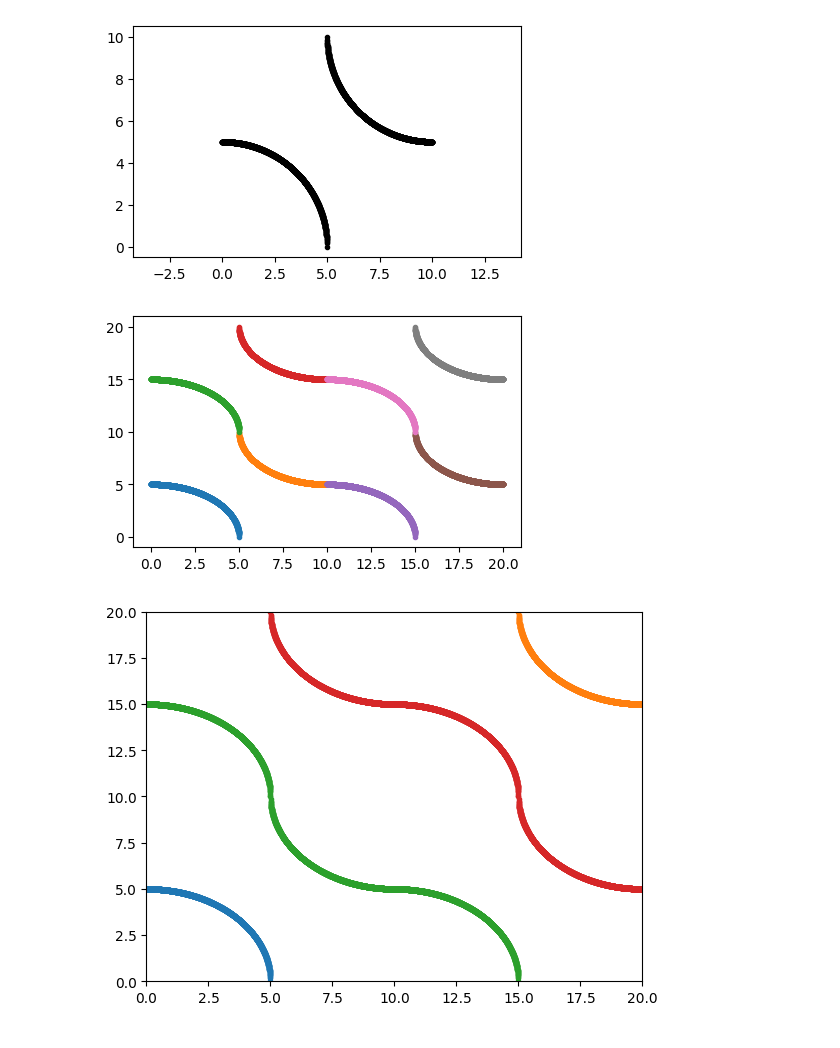
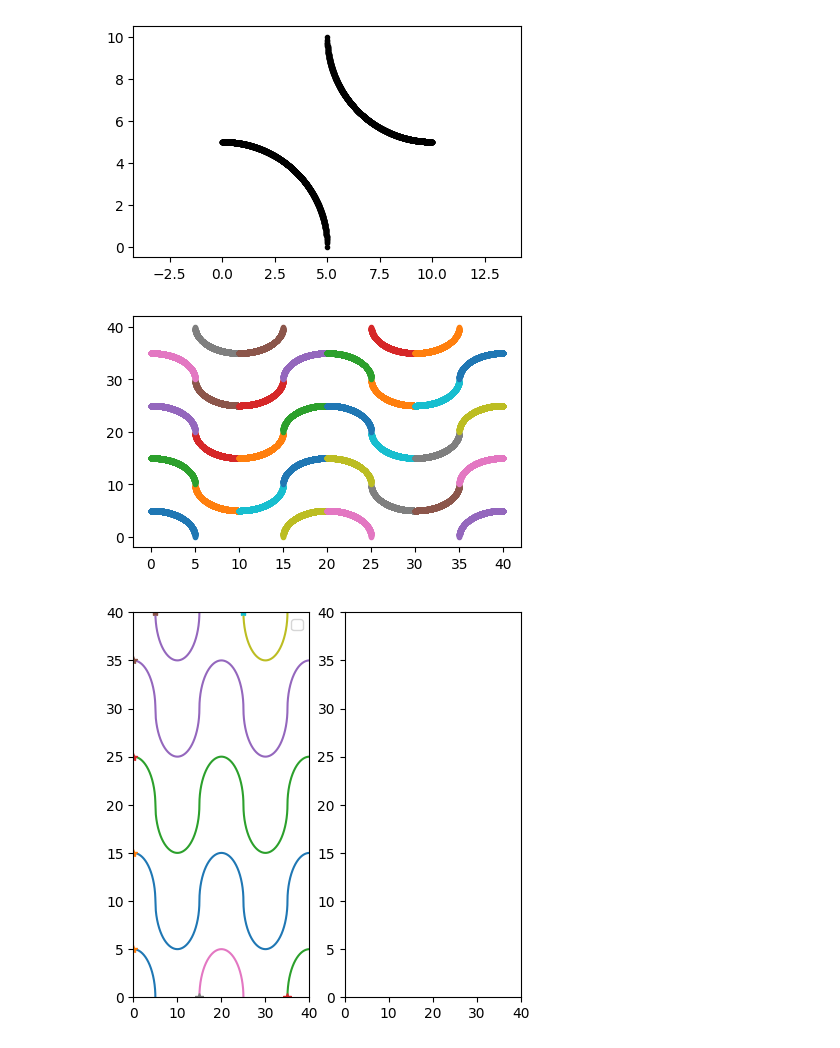
Before and after one commit to AdvancedMaterialSimulation/CITISENS_Composite, a Jupyter notebook: scripts/SandwichRVE/main_large.ipynb, the cells around one changed output. Cells and saved outputs as stored; diff of their text form; code cells hidden in the pictures.

```diff
--- a/scripts/SandwichRVE/main_large.ipynb
+++ b/scripts/SandwichRVE/main_large.ipynb
@@ -69,8 +69,8 @@ import numpy as np
 import matplotlib.pyplot as plt
 
 # Datos iniciales
-Nx = 2
-Ny = 2
+Nx = 4
+Ny = 4
 all_points = np.concatenate(trajs)
 Lx = np.max(all_points[:, 0]) - np.min(all_points[:, 0])
 Ly = np.max(all_points[:, 1]) - np.min(all_points[:, 1])
@@ -90,8 +90,15 @@ for ix in range(Nx):
     for iy in range(Ny):
         for itraj in trajs:
             new_traj = np.copy(itraj)
+            if ix % 2 == 1:
+                new_traj[:, 0] = -new_traj[:, 0] + Lx
+                # reverse
+                new_traj = new_traj[::-1]
+
+
             new_traj[:, 0] += ix * Lx
             new_traj[:, 1] += iy * Ly
+
             all_trajs.append(new_traj)
 
 # Visualización
@@ -102,7 +109,7 @@ for itraj in all_trajs:
 plt.show()
 
 # Agrupación de trayectorias conectadas
-threshold = 5  # Ajusta según tus datos
+threshold = 1  # Ajusta según tus datos
 final_trajs = []
 
 while all_trajs:
@@ -114,33 +121,46 @@ while all_trajs:
             current_traj = np.vstack([current_traj, other_traj])  # Conecta las trayectorias
 
             all_trajs.pop(i)  # Elimina la trayectoria conectada
 
             # añade la trayectoria combinada al final de la lista
             all_trajs.append(current_traj)
 
             combined = True
             break  # Reinicia el proceso para seguir uniendo trayectorias
 
         if is_connected(other_traj,current_traj, threshold):
             current_traj = np.vstack([other_traj, current_traj])
             all_trajs.pop(i)
 
             all_trajs.append(current_traj)
             combined = True
             break
 
     if not combined:
         final_trajs.append(current_traj)  # Si no se conecta, es una trayectoria completa
 
 # Visualización
 fig = plt.figure()
+fig.set_size_inches(5, 5)
+plt.subplot(1,2,1)
 for itraj in final_trajs:
+    plt.plot(itraj[:, 0], itraj[:, 1], '-')
+    # init start
+    plt.plot(itraj[0, 0], itraj[0, 1], '*')
+plt.xlim([0, Nx * Lx])
+plt.ylim([0, Ny * Ly])
+
+plt.legend()
+
+plt.subplot(1,2,2)
+for itraj in all_trajs:
     plt.plot(itraj[:, 0], itraj[:, 1], '.-')
 plt.xlim([0, Nx * Lx])
 plt.ylim([0, Ny * Ly])
 
+
 trajs = final_trajs.copy()
 # %% [output]
-[figure, old version]
+[figure, new version]
-[figure, old version]
+[figure, new version]
 # %%
```
Also changed, not shown: parts of 15 cells of this notebook, 9 other files.
